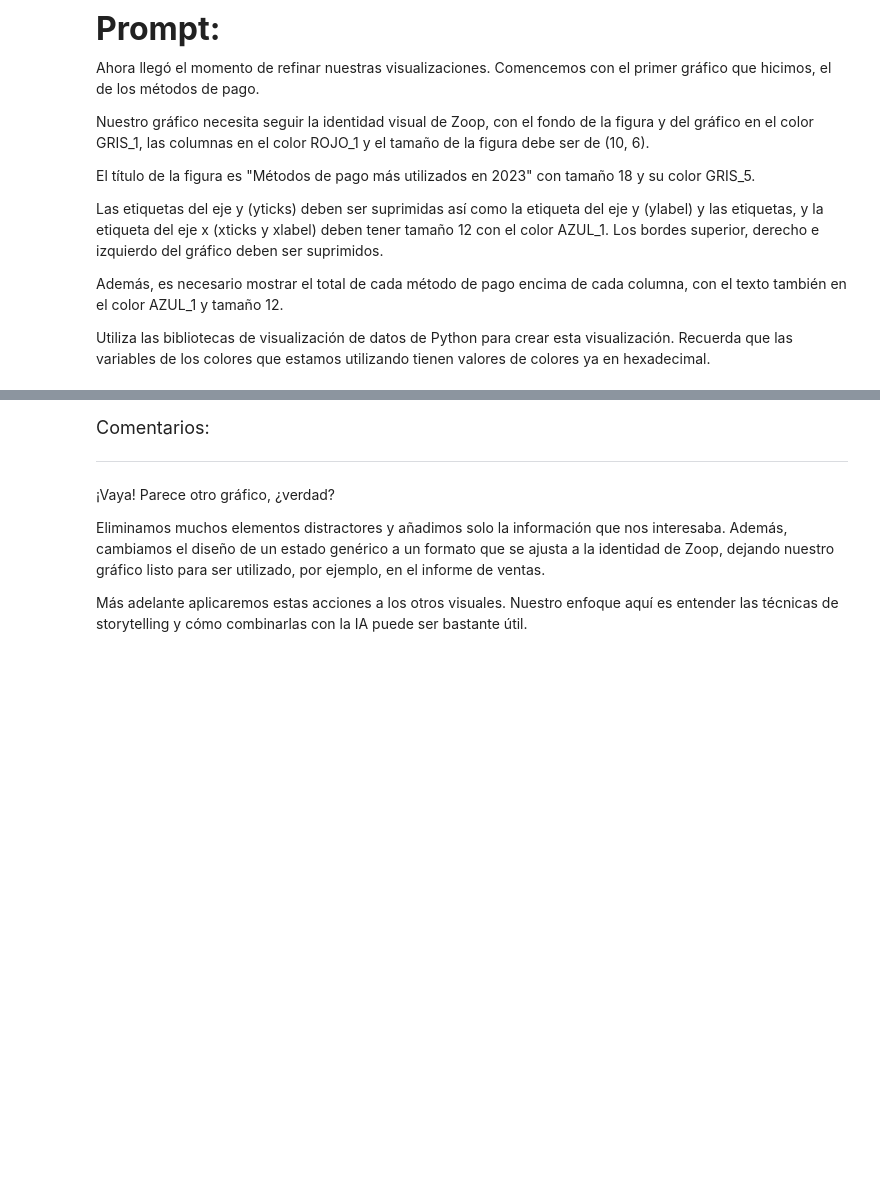
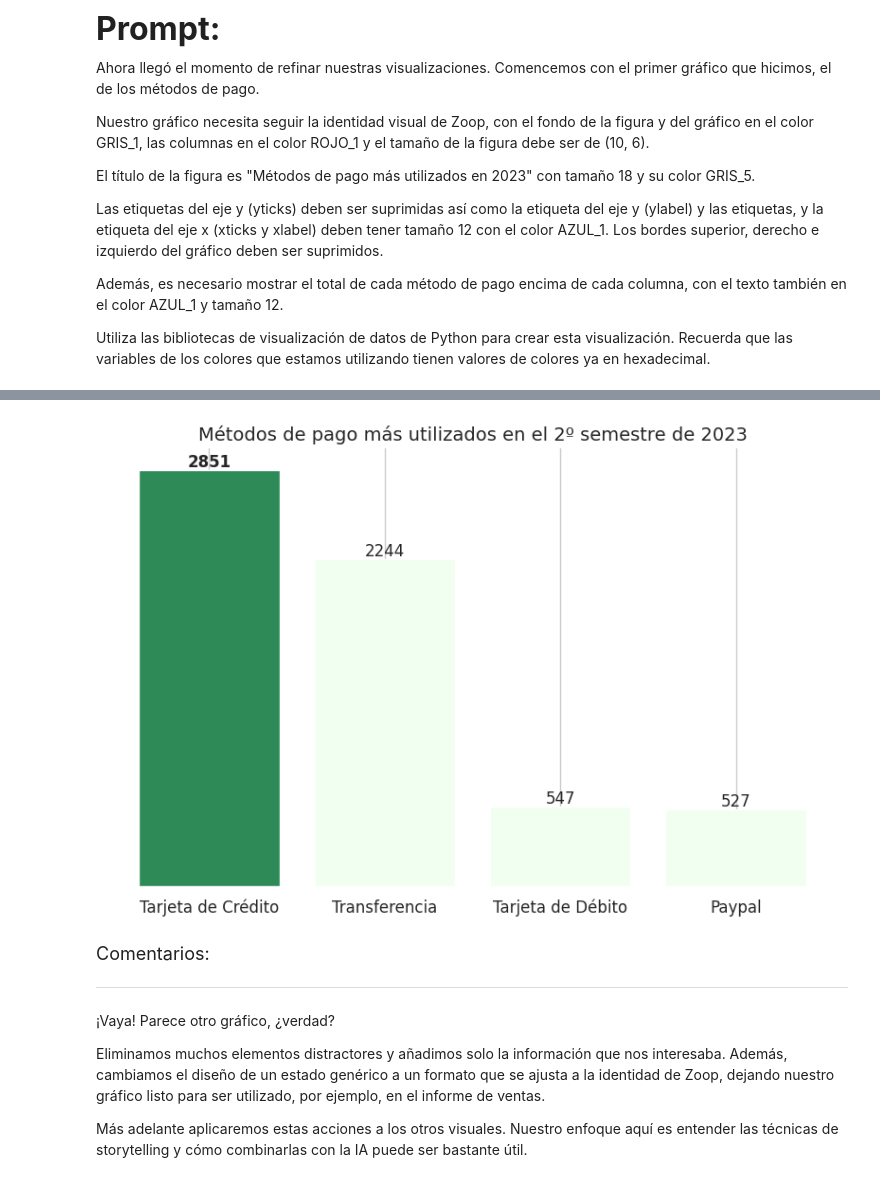
Before and after one commit to clopezv/Challenger_TelecomX, a Jupyter notebook: IA_aplicada_a_ciencia_de_datos.ipynb, the cells around one changed output, grey strips where cells are left out. Saved outputs shown, nothing was run; the diff lists cells and outputs as text; code cells hidden in the pictures; blank space fills up the shorter version.

```diff
--- a/IA_aplicada_a_ciencia_de_datos.ipynb
+++ b/IA_aplicada_a_ciencia_de_datos.ipynb
@@ -2040,3 +2041,32 @@ plt.show()
+# %%
+#Podemos observar a través del prompt que solo la columna con el mayor valor
+#tendrá un destaque tanto en el color de la barra como en el valor.
+#Este comportamiento puede ser visto en el visual generado por el código retornado por ChatGPT:
+
+
+import matplotlib.pyplot as plt
+
+metodos_pago = df['metodo_pago'].value_counts()
+metodo_mas_utilizado = metodos_pago.idxmax()
+colores = ['honeydew'] * len(metodos_pago)
+colores[metodos_pago.index.get_loc(metodo_mas_utilizado)] = 'seagreen'
+
+plt.figure(figsize=(10, 6))
+plt.bar(metodos_pago.index, metodos_pago.values, color=colores)
+
+for i, valor in enumerate(metodos_pago.values):
+    plt.text(i, valor + 20, str(valor), ha='center', fontsize=12, weight='bold' if valor == metodos_pago.max() else 'normal')
+
+plt.title('Métodos de pago más utilizados en el 2º semestre de 2023', fontsize=14)
+plt.xticks(fontsize=12)
+plt.yticks([])
+plt.ylim(0, 3000)
+plt.xlabel('')
+plt.ylabel('')
+plt.gca().spines[['top', 'right','left', 'bottom']].set_visible(False)
+plt.show()
+# %% [output]
+[figure, added]
 # %% [markdown]
 <font color="7b71ff" size=4> Comentarios: </font>
 
```
Also changed, not shown: parts of 16 cells of this notebook.
